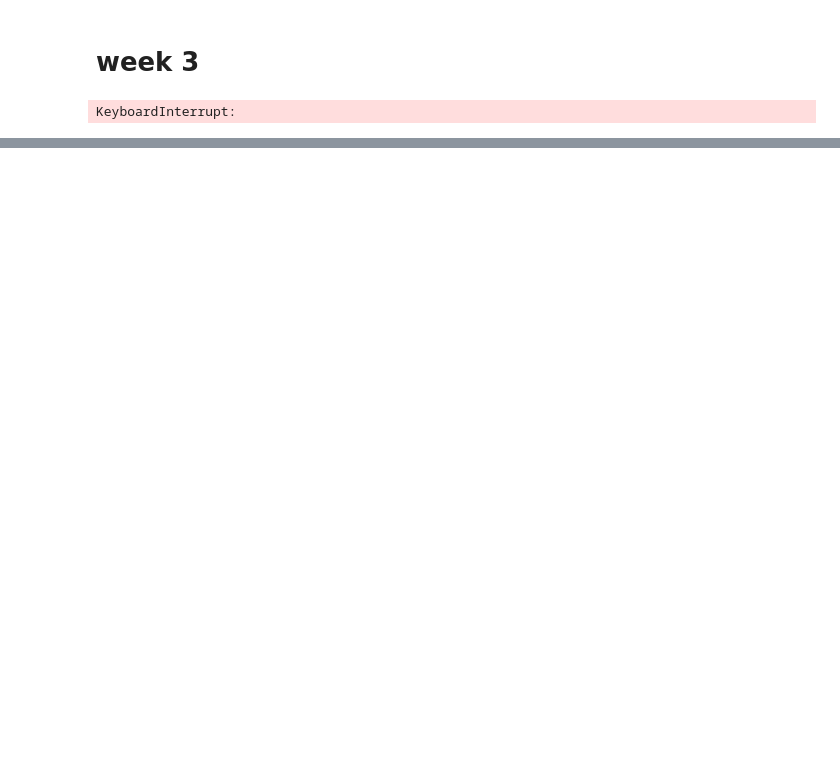
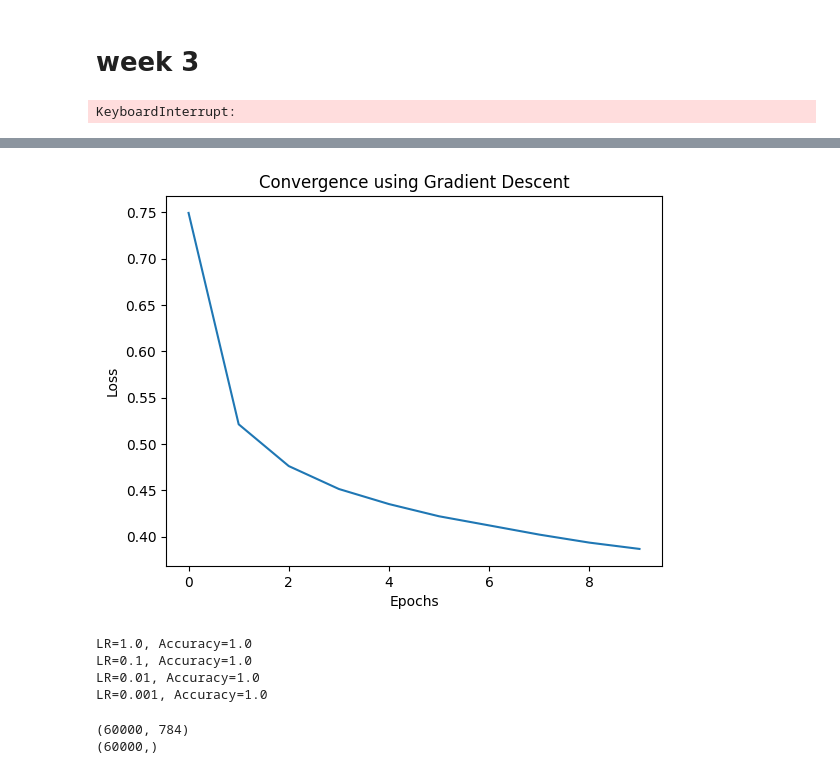
Before and after one commit to mekaviraj/ML_sem5, a Jupyter notebook: dl_assignment_2.ipynb, the cells around one changed output, grey strips where cells are left out. Saved outputs shown, nothing was run; the diff lists cells and outputs as text; code cells hidden in the pictures; blank space fills up the shorter version.

```diff
--- a/dl_assignment_2.ipynb
+++ b/dl_assignment_2.ipynb
@@ -479,0 +602,25 @@ print(model)
+# %%
+# 2. MLP using Gradient Descent (Convergence Study)
+# Gradient Descent (SGD) convergence
+
+model = models.Sequential([
+    layers.Dense(64, activation='relu', input_shape=(784,)),
+    layers.Dense(10, activation='softmax')
+])
+
+optimizer = tf.keras.optimizers.SGD(learning_rate=0.01)
+
+model.compile(
+    optimizer=optimizer,
+    loss='sparse_categorical_crossentropy'
+)
+
+history = model.fit(x_train, y_train, epochs=10)
+
+# Plot convergence
+plt.plot(history.history['loss'])
+plt.xlabel("Epochs")
+plt.ylabel("Loss")
+plt.title("Convergence using Gradient Descent")
+plt.show()
+# %% [output]
@@ -479,0 +647 @@ print(model)
+[figure, added]
@@ -479,0 +651,28 @@ print(model)
+# %%
+# 3. Perceptron on IRIS (Learning Rate Study)
+from sklearn.datasets import load_iris
+from sklearn.linear_model import Perceptron
+from sklearn.model_selection import train_test_split
+
+# Load dataset
+iris = load_iris()
+X = iris.data
+y = iris.target
+
+# Binary classification (0 vs others)
+y = (y == 0).astype(int)
+
+X_train, X_test, y_train, y_test = train_test_split(X, y, test_size=0.2)
+
+# Test different learning rates
+lrs = [1.0, 0.1, 0.01, 0.001]
+
+for lr in lrs:
+    clf = Perceptron(eta0=lr, max_iter=1000)
+    clf.fit(X_train, y_train)
+    print(f"LR={lr}, Accuracy={clf.score(X_test, y_test)}")
+# %% [output]
+LR=1.0, Accuracy=1.0
+LR=0.1, Accuracy=1.0
+LR=0.01, Accuracy=1.0
+LR=0.001, Accuracy=1.0
@@ -479,0 +682,14 @@ print(model)
+# %%
+from tensorflow.keras.datasets import fashion_mnist
+
+(x_train, y_train), (x_test, y_test) = fashion_mnist.load_data()
+
+# Normalize
+x_train = x_train.reshape(-1, 784) / 255.0
+x_test = x_test.reshape(-1, 784) / 255.0
+
+print(x_train.shape)  # (60000, 784)
+print(y_train.shape)  # (60000,)
+# %% [output]
+(60000, 784)
+(60000,)
```
Also changed, not shown: parts of 41 cells of this notebook.
